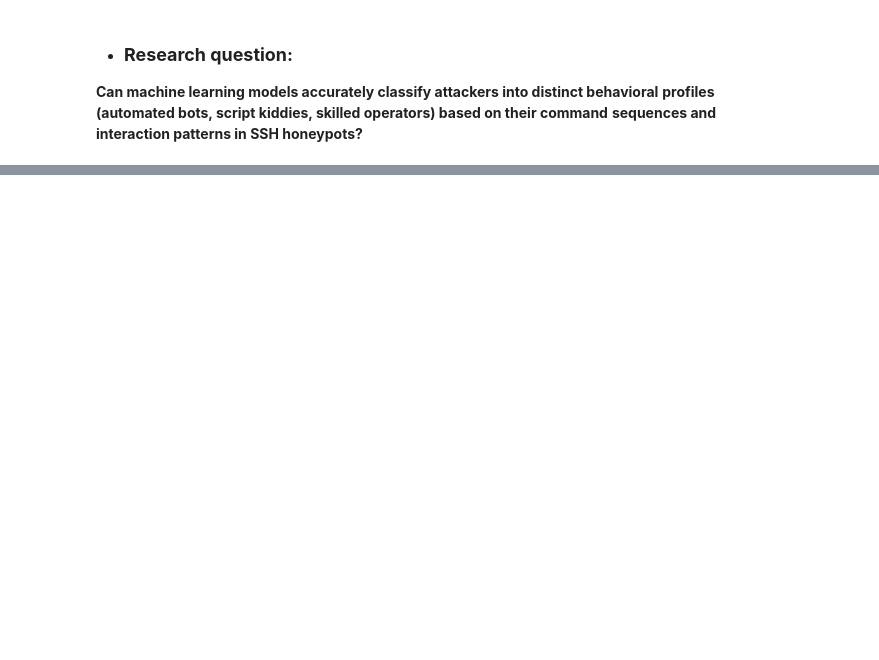
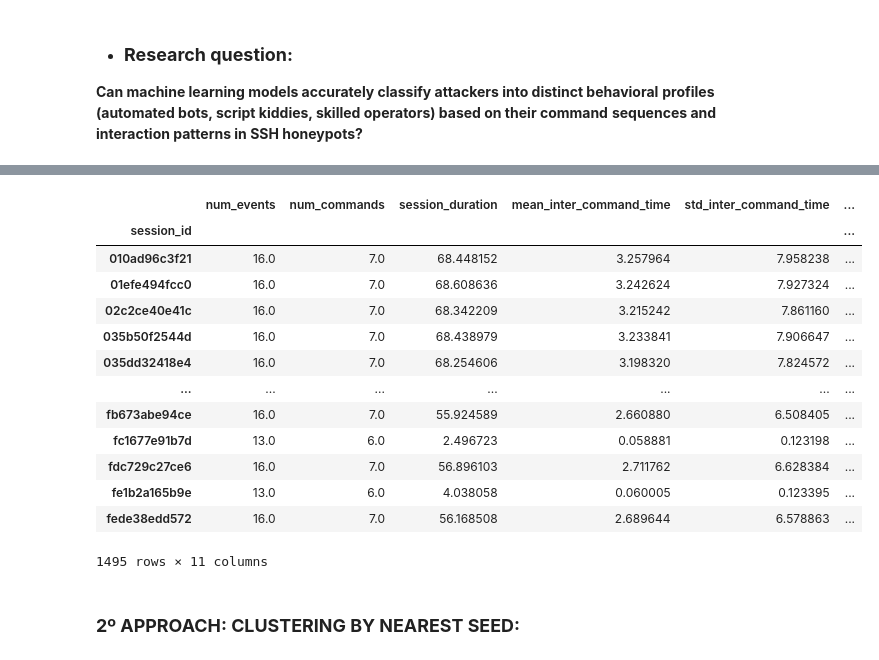
Before and after one commit to rubengilmartinez/Attacker-Behavioral-Profiling, a Jupyter notebook: notebooks/unsupervised_approach.ipynb, the cells around one changed output, grey strips where cells are left out. Saved outputs shown, nothing was run; the diff lists cells and outputs as text; code cells hidden in the pictures; blank space fills up the shorter version.

Commit message:
First Unsupervised Learning Approaches

```diff
--- a/notebooks/unsupervised_approach.ipynb
+++ b/notebooks/unsupervised_approach.ipynb
@@ -108,3 +89,22 @@ final_dataset.head(20)
+# %%
+final_dataset[final_dataset['command_error_rate'] > 0.3]
+# %% [output]
+|  | num_events | num_commands | session_duration | mean_inter_command_time | std_inter_command_time | ... |
+| session_id |  |  |  |  |  | ... |
+| 010ad96c3f21 | 16.0 | 7.0 | 68.448152 | 3.257964 | 7.958238 | ... |
+| 01efe494fcc0 | 16.0 | 7.0 | 68.608636 | 3.242624 | 7.927324 | ... |
+| 02c2ce40e41c | 16.0 | 7.0 | 68.342209 | 3.215242 | 7.861160 | ... |
+| 035b50f2544d | 16.0 | 7.0 | 68.438979 | 3.233841 | 7.906647 | ... |
+| 035dd32418e4 | 16.0 | 7.0 | 68.254606 | 3.198320 | 7.824572 | ... |
+| ... | ... | ... | ... | ... | ... | ... |
+| fb673abe94ce | 16.0 | 7.0 | 55.924589 | 2.660880 | 6.508405 | ... |
+| fc1677e91b7d | 13.0 | 6.0 | 2.496723 | 0.058881 | 0.123198 | ... |
+| fdc729c27ce6 | 16.0 | 7.0 | 56.896103 | 2.711762 | 6.628384 | ... |
+| fe1b2a165b9e | 13.0 | 6.0 | 4.038058 | 0.060005 | 0.123395 | ... |
+| fede38edd572 | 16.0 | 7.0 | 56.168508 | 2.689644 | 6.578863 | ... |
+1495 rows × 11 columns
+# %% [markdown]
+### **2º APPROACH: CLUSTERING BY NEAREST SEED:**
 # %%
 bot_sample = final_dataset.loc['ffbf6704050d']
 sk_sample = final_dataset.loc['01efe494fcc0']
```
Also changed, not shown: parts of 20 cells of this notebook.
